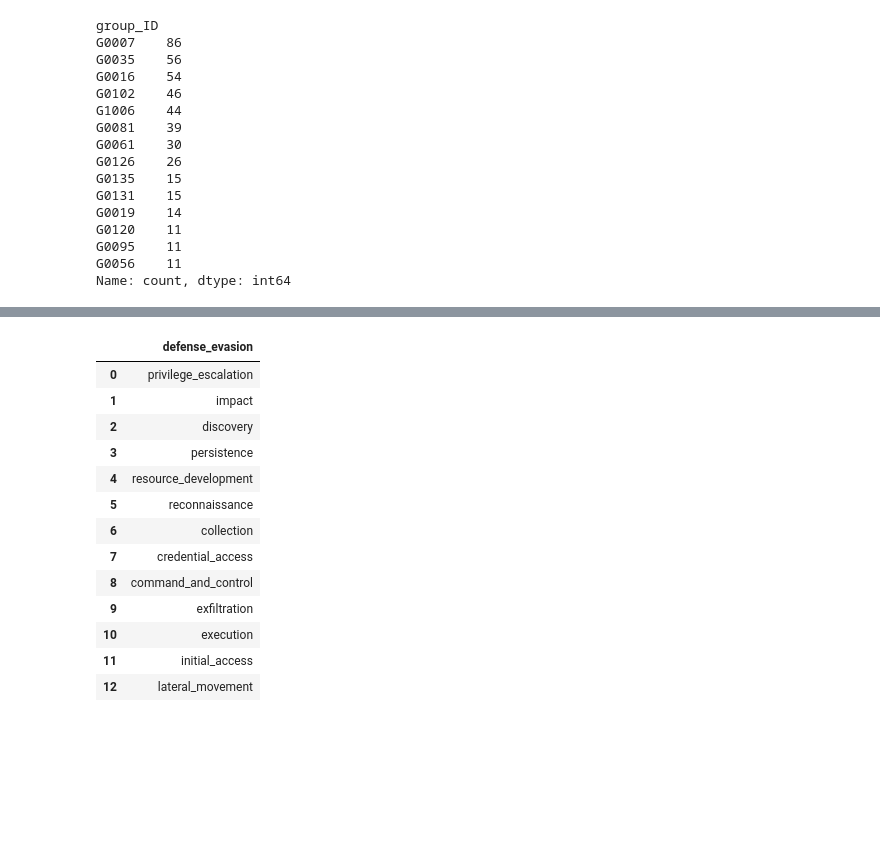
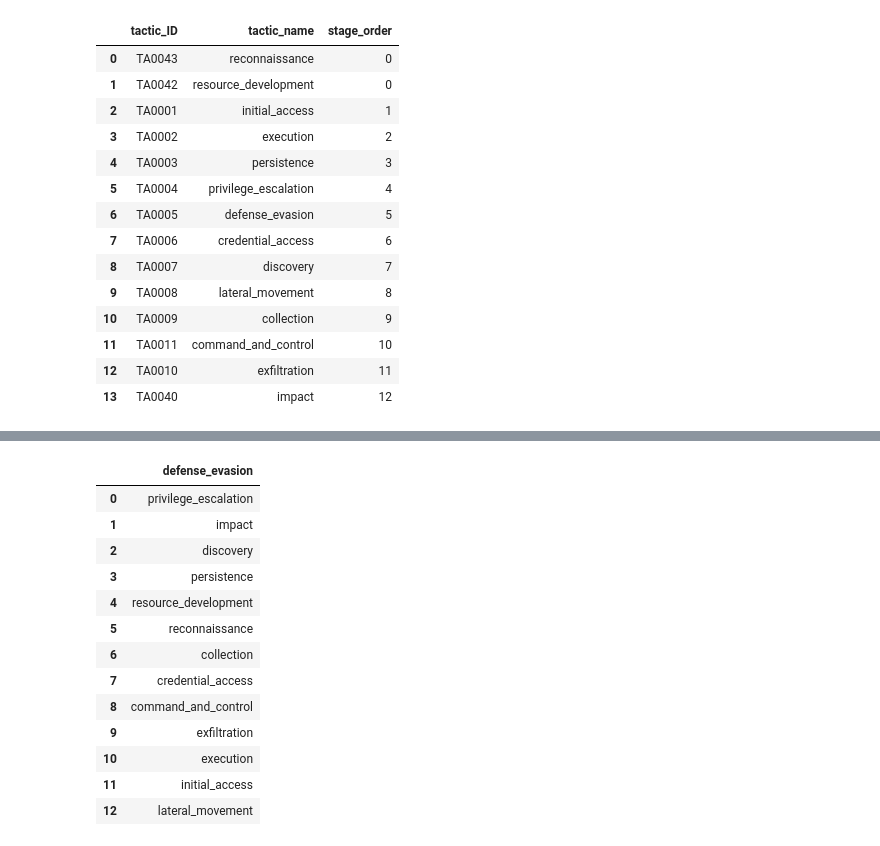
Before and after one commit to hcvu1050/hieuchivu-gt24-repo3, a Jupyter notebook: sctratch_4_build_test_data.ipynb, the cells around one changed output, grey strips where cells are left out. Cells and saved outputs as stored; diff of their text form; code cells hidden in the pictures; blank space fills up the shorter version.

```diff
--- a/sctratch_4_build_test_data.ipynb
+++ b/sctratch_4_build_test_data.ipynb
@@ -6,19 +4,23 @@ test_label = pd.read_csv ('data/processed/model1/test_y_split.csv')
-# %%
-test_label[test_label['label']==1]['group_ID'].value_counts()
-# %% [output]
-group_ID
-G0007    86
-G0035    56
-G0016    54
-G0102    46
-G1006    44
-G0081    39
-G0061    30
-G0126    26
-G0135    15
-G0131    15
-G0019    14
-G0120    11
-G0095    11
-G0056    11
-Name: count, dtype: int64
+# %%
+test_label = pd.read_csv ('data/processed/model1/test_y_split.csv')
+g = pd.read_pickle ('data/interim/X_group.pkl')
+t = pd.read_pickle ('data/interim/X_technique.pkl')
+t =t[['technique_ID', 'input_technique_tactics']]
+tactics_order = pd.read_csv ('data/raw/tactics_order.csv', index_col=0)
+tactics_order
+# %% [output]
+|  | tactic_ID | tactic_name | stage_order |
+| 0 | TA0043 | reconnaissance | 0 |
+| 1 | TA0042 | resource_development | 0 |
+| 2 | TA0001 | initial_access | 1 |
+| 3 | TA0002 | execution | 2 |
+| 4 | TA0003 | persistence | 3 |
+| 5 | TA0004 | privilege_escalation | 4 |
+| 6 | TA0005 | defense_evasion | 5 |
+| 7 | TA0006 | credential_access | 6 |
+| 8 | TA0007 | discovery | 7 |
+| 9 | TA0008 | lateral_movement | 8 |
+| 10 | TA0009 | collection | 9 |
+| 11 | TA0011 | command_and_control | 10 |
+| 12 | TA0010 | exfiltration | 11 |
+| 13 | TA0040 | impact | 12 |
```
Also changed, not shown: parts of 5 cells of this notebook, 5 other files.
